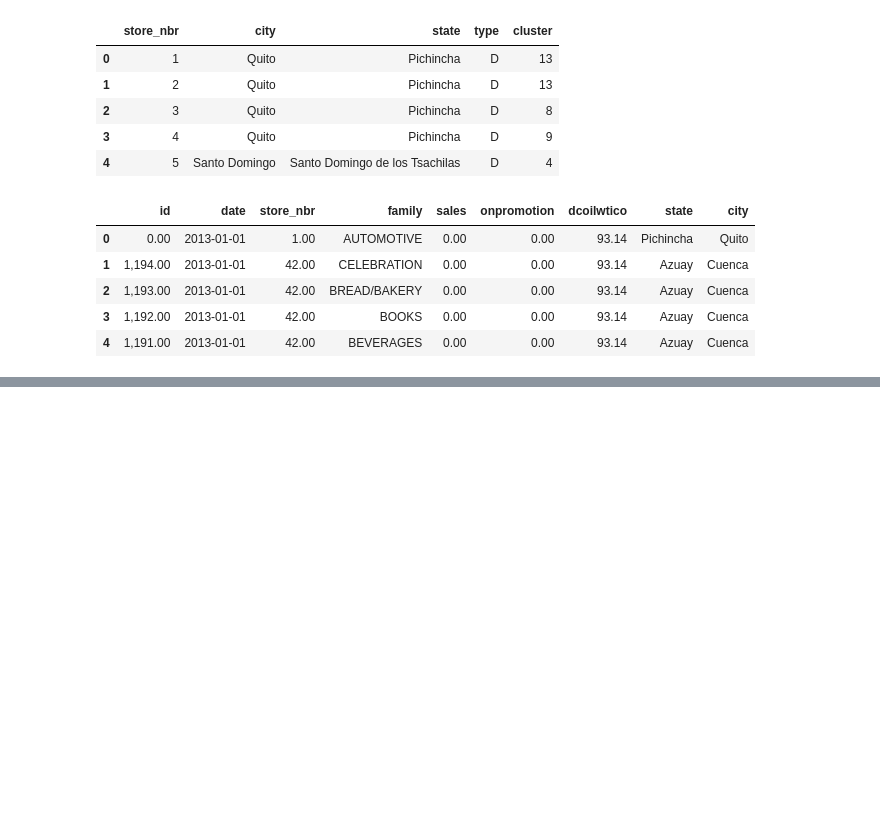
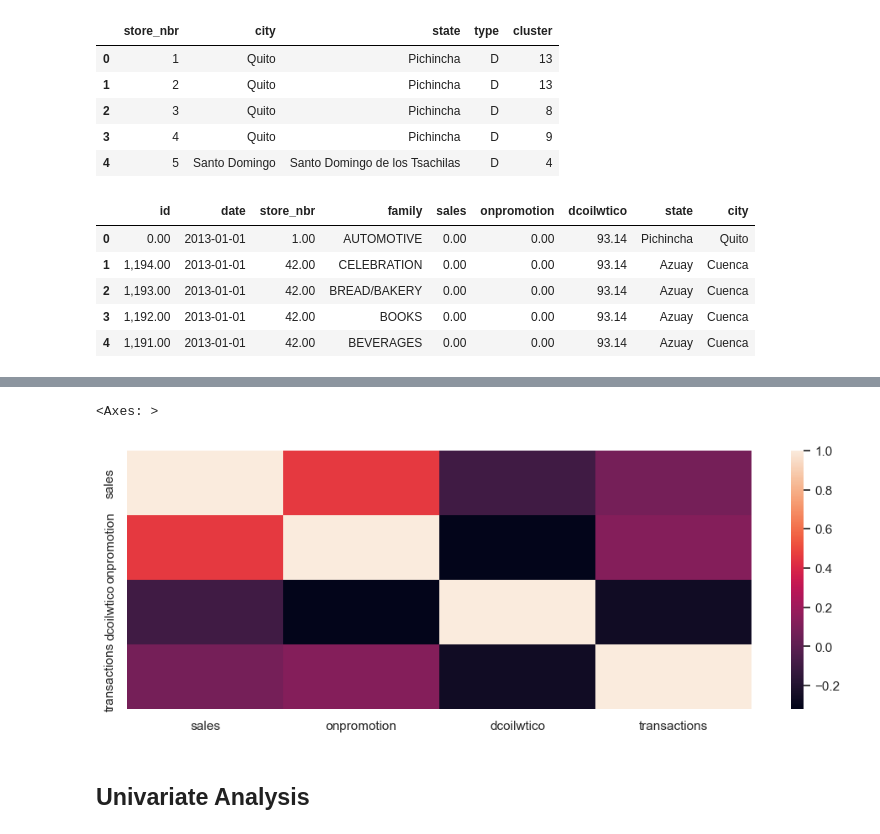
Before and after one commit to mwakabrian/LP3_Time_Series_Regression_Project, a Jupyter notebook: LP3_Favorita_store_sales_forecasting.ipynb, the cells around one changed output, grey strips where cells are left out. Drawn from its saved outputs; the diff is of its cells as text; code cells hidden in the pictures; blank space fills up the shorter version.

```diff
--- a/LP3_Favorita_store_sales_forecasting.ipynb
+++ b/LP3_Favorita_store_sales_forecasting.ipynb
@@ -1620,0 +1774,13 @@ Train.head()
+# %%
+
+# Group the data by 'family' and 'Month' and calculate the sum of sales for each group
+data = Train.groupby(['family', pd.Grouper(freq='M')]).agg({
+    'sales': 'sum',
+    'onpromotion': 'first',
+    'dcoilwtico': 'first',
+    'state': 'first',
+    'city' : 'first',
+    'transactions': 'sum'
+}).reset_index()
+
+data.info()
@@ -1620,0 +1820,2 @@ Train.head()
+# %%
+data.set_index('date')
@@ -1620,0 +1837,11 @@ Train.head()
+# %%
+# Assuming 'data' is your DataFrame
+numeric_columns = data.select_dtypes(include=['float64', 'int64']).columns
+
+# Select only numeric columns and compute correlation
+sns.heatmap(data[numeric_columns].corr())
+# %% [output]
+<Axes: >
+[figure, added]
+# %% [markdown]
+## **Univariate Analysis**
```
Also changed, not shown: parts of 23 cells of this notebook.
